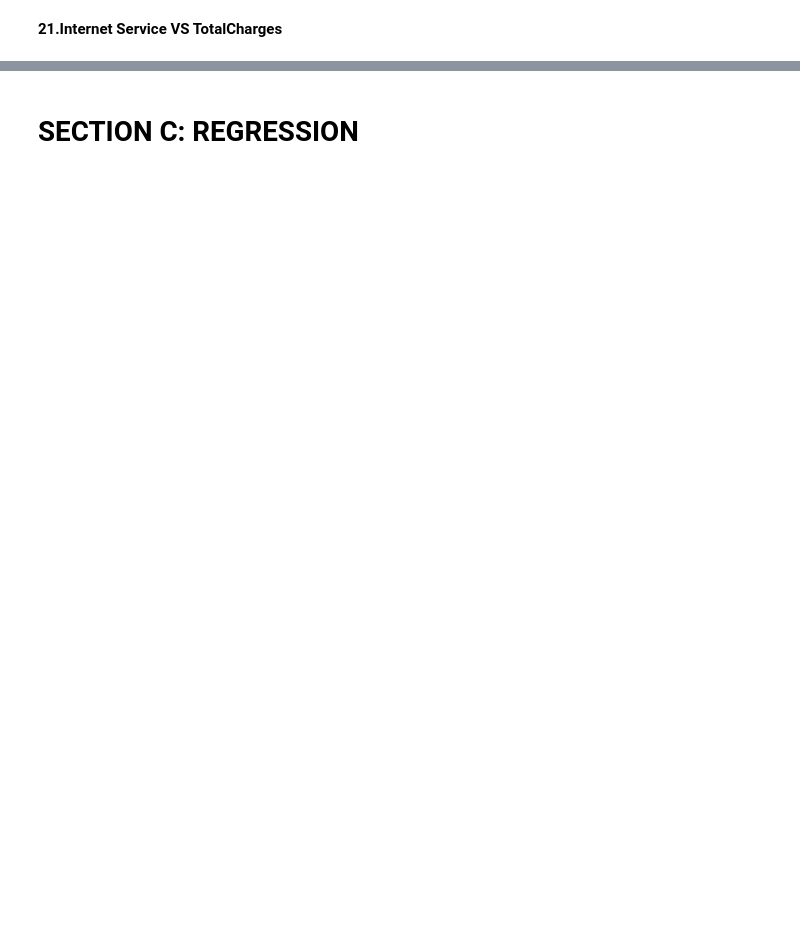
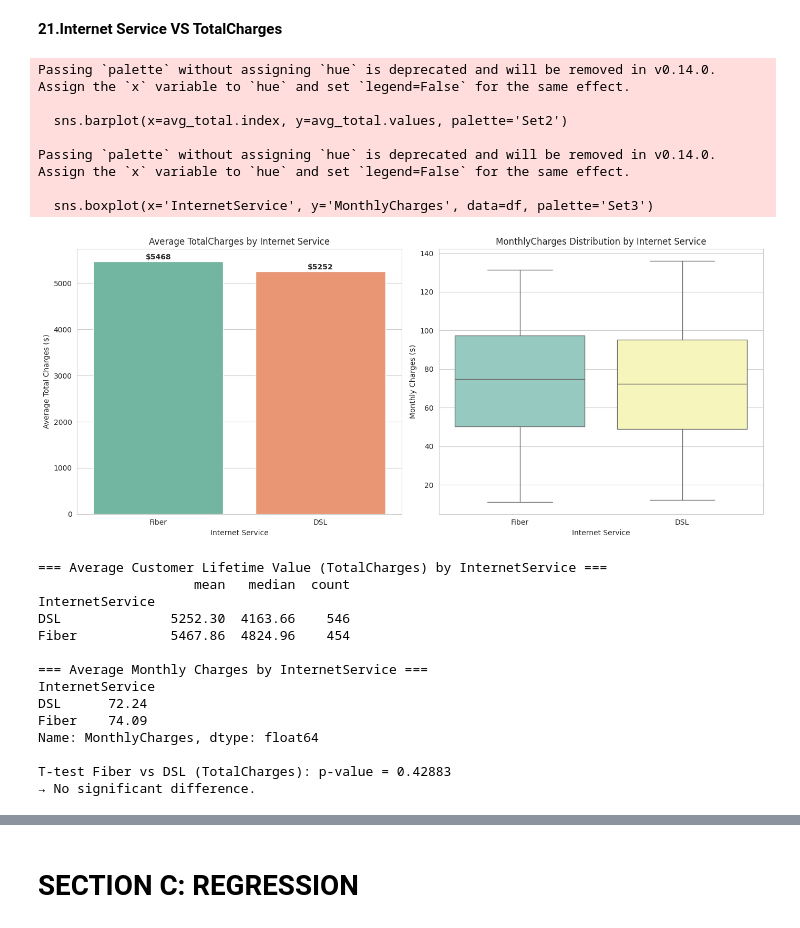
Before and after one commit to AbijuruDivine/etl-pipeline-python, a Jupyter notebook: Telecom_project.ipynb, the cells around one changed output, grey strips where cells are left out. Saved outputs shown, nothing was run; the diff lists cells and outputs as text; code cells hidden in the pictures; blank space fills up the shorter version.

```diff
--- a/Telecom_project.ipynb
+++ b/Telecom_project.ipynb
@@ -160,0 +357,65 @@ plt.show()
+# %%
+# Set style
+plt.figure(figsize=(14, 6))
+
+# 1. Bar plot: Average TotalCharges by InternetService
+plt.subplot(1, 2, 1)
+avg_total = df.groupby('InternetService')['TotalCharges'].mean().sort_values(ascending=False)
+sns.barplot(x=avg_total.index, y=avg_total.values, palette='Set2')
+plt.title('Average TotalCharges by Internet Service')
+plt.xlabel('Internet Service')
+plt.ylabel('Average Total Charges ($)')
+# Add value labels on bars
+for i, v in enumerate(avg_total.values):
+    plt.text(i, v + 50, f'${v:.0f}', ha='center', fontweight='bold')
+
+# 2. Boxplot: Distribution of MonthlyCharges by InternetService
+plt.subplot(1, 2, 2)
+sns.boxplot(x='InternetService', y='MonthlyCharges', data=df, palette='Set3')
+plt.title('MonthlyCharges Distribution by Internet Service')
+plt.xlabel('Internet Service')
+plt.ylabel('Monthly Charges ($)')
+
+plt.tight_layout()
+plt.show()
+
+# 3. Statistical summary
+print("=== Average Customer Lifetime Value (TotalCharges) by InternetService ===")
+print(df.groupby('InternetService')['TotalCharges'].agg(['mean', 'median', 'count']).round(2))
+
+print("\n=== Average Monthly Charges by InternetService ===")
+print(df.groupby('InternetService')['MonthlyCharges'].mean().round(2))
+
+# 4. T-test to check if difference is significant (Fiber vs DSL)
+from scipy.stats import ttest_ind
+fiber_total = df[df['InternetService'] == 'Fiber']['TotalCharges']
+dsl_total = df[df['InternetService'] == 'DSL']['TotalCharges']
+t_stat, p_value = ttest_ind(fiber_total, dsl_total, nan_policy='omit')
+print(f"\nT-test Fiber vs DSL (TotalCharges): p-value = {p_value:.5f}")
+if p_value < 0.05:
+    print("→ Statistically significant difference: Fiber customers have higher lifetime value.")
+else:
+    print("→ No significant difference.")
+# %% [output]
+Passing `palette` without assigning `hue` is deprecated and will be removed in v0.14.0. Assign the `x` variable to `hue` and set `legend=False` for the same effect.
+
+  sns.barplot(x=avg_total.index, y=avg_total.values, palette='Set2')
+
+Passing `palette` without assigning `hue` is deprecated and will be removed in v0.14.0. Assign the `x` variable to `hue` and set `legend=False` for the same effect.
+
+  sns.boxplot(x='InternetService', y='MonthlyCharges', data=df, palette='Set3')
+[figure, added]
+=== Average Customer Lifetime Value (TotalCharges) by InternetService ===
+                    mean   median  count
+InternetService
+DSL              5252.30  4163.66    546
+Fiber            5467.86  4824.96    454
+
+=== Average Monthly Charges by InternetService ===
+InternetService
+DSL      72.24
+Fiber    74.09
+Name: MonthlyCharges, dtype: float64
+
+T-test Fiber vs DSL (TotalCharges): p-value = 0.42883
+→ No significant difference.
```
Also changed, not shown: parts of 101 cells of this notebook.
